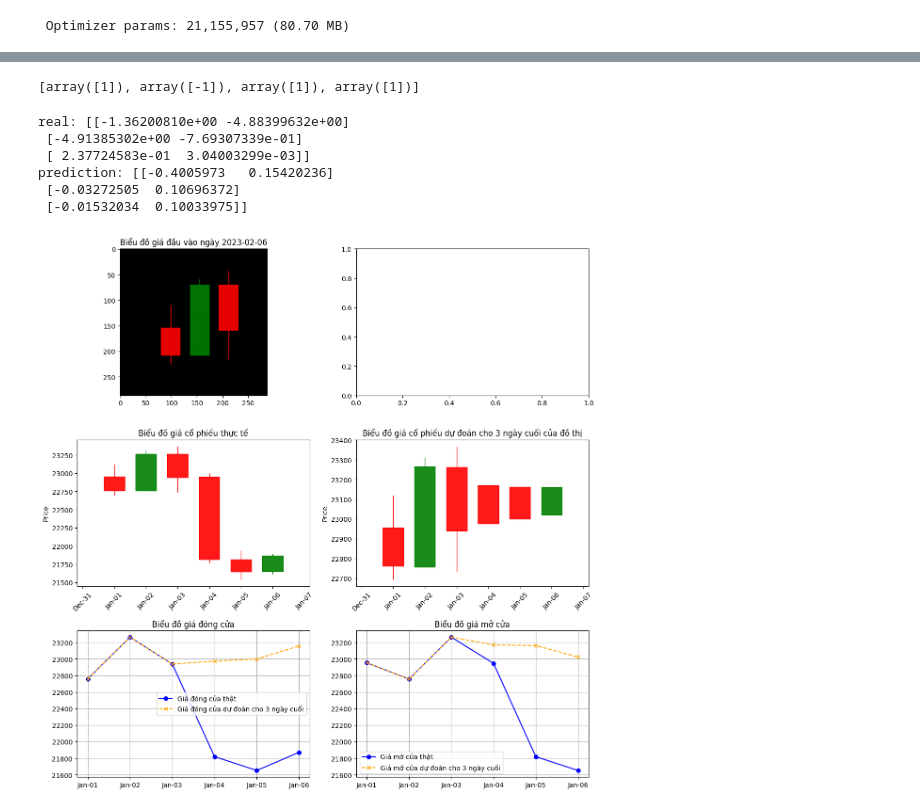
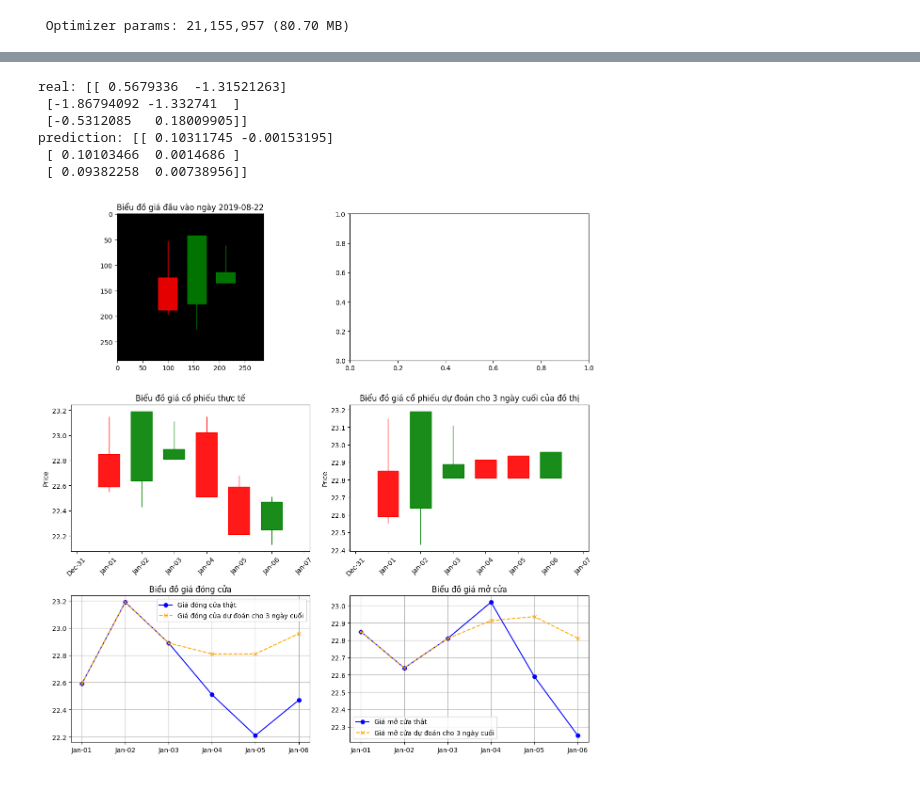
Before and after one commit to raming20/CNN-LSTM-predict-stock-price, a Jupyter notebook: data_analytics/CV_stock_market/test_model/test_model_use_train_and_test_with_trend_type.ipynb, the cells around one changed output, grey strips where cells are left out. Drawn from its saved outputs; the diff is of its cells as text; code cells hidden in the pictures.

```diff
--- a/data_analytics/CV_stock_market/test_model/test_model_use_train_and_test_with_trend_type.ipynb
+++ b/data_analytics/CV_stock_market/test_model/test_model_use_train_and_test_with_trend_type.ipynb
@@ -36,7 +36,7 @@ C:\Users\ADMIN\AppData\Local\Temp\tmplflbpup5\tensorboard_logs
 # %%
-dataset_folder = "../dataset/btc_dataset_0_2_3_2012_2024_test_2023_2024_with_trend_type"
-model_name = "model_5_with_trend_type_1_1_1_1_1"
-model = keras.models.load_model(f"{dataset_folder}/model_save/{model_name}.keras")
+dataset_folder = "../dataset/fpt_dataset_0_2_3_2006_2020_test_2019_2020_with_trend_type"
+model_name = "model_5_with_trend_type"
+model = keras.models.load_model(f"{dataset_folder}/model_save/{model_name}/{model_name}.keras")
 batch_size = 100
 # %%
 config = read_config(dataset_folder)
@@ -175,3 +142,10 @@ trend_dataset_test_2 = [trend[0] for trend in trend_dataset_test_2]
+# %%
+all_dates = unwrap_dataset_at_index(dataset_test, 3, to_numpy=True, map_function=lambda date: str(datetime.fromisoformat(date.decode("utf-8")).date()))
+trend_dataset_test_2 = unwrap_dataset_at_index(unwrap_dataset_at_index(dataset_test_2, 0, batch=True, to_numpy=True), 0)
+_4_prices_of_all_days_dataset_test_2 = unwrap_dataset_at_index(dataset_test_2, 2, batch=True, to_numpy=True)
+image_input_dataset_test_2 = unwrap_dataset_at_index(dataset_test_2, 1, batch=True, to_numpy=True)
+real_percent_last_days_result_dataset_test_3 = unwrap_dataset_at_index(dataset_test_3, 1, batch=True, to_numpy=True)
+image_input_dataset_test_3 = unwrap_dataset_at_index(dataset_test_3, 0, batch=True, map_function=lambda x: x[1].numpy())
 # %%
 mapping_trend_type = {
     1: "GROUP_BULL",
@@ -187,4 +154,0 @@ all_trend_dataset_test_2 = [trend[0] for trend in all_trend_dataset_test_2]
-# %%
-all_trend_dataset_test_2
-# %% [output]
-[array([1]), array([-1]), array([1]), array([1])]
@@ -435,31 +379,31 @@ def draw_prediction(
         else:
             plt.close(fig)
 # %%
-index = 1
-print(f"real: {y_dataset_test_3[index]}")
+index = 2
+print(f"real: {real_percent_last_days_result_dataset_test_3[index]}")
 print(f"prediction: {prediction_for_test[index]}")
 type_of_output = "open_and_close"
 draw_prediction(
-    x_dataset_test_2[index],
-    y_dataset_test_2[index],
+    image_input_dataset_test_2[index],
+    _4_prices_of_all_days_dataset_test_2[index],
     all_dates[index],
     prediction_for_test[index],
     show_x_orginal_candle=True,
     show_prediction_candle=True,
     show_original_candle=True,
     show_close_compare=True,
     show_open_compare=True,
     type_of_output=type_of_output,
     draw_beside=True,
     print_image=True)
 # %% [output]
-real: [[-1.36200810e+00 -4.88399632e+00]
- [-4.91385302e+00 -7.69307339e-01]
- [ 2.37724583e-01  3.04003299e-03]]
-prediction: [[-0.4005973   0.15420236]
- [-0.03272505  0.10696372]
- [-0.01532034  0.10033975]]
+real: [[ 0.5679336  -1.31521263]
+ [-1.86794092 -1.332741  ]
+ [-0.5312085   0.18009905]]
+prediction: [[ 0.10311745 -0.00153195]
+ [ 0.10103466  0.0014686 ]
+ [ 0.09382258  0.00738956]]
-[figure, old version]
+[figure, new version]
 # %%
 # index = 0
 print_all = input("Print all? (y/n): ").lower()
```
Also changed, not shown: parts of 17 cells of this notebook, 5 other files.
